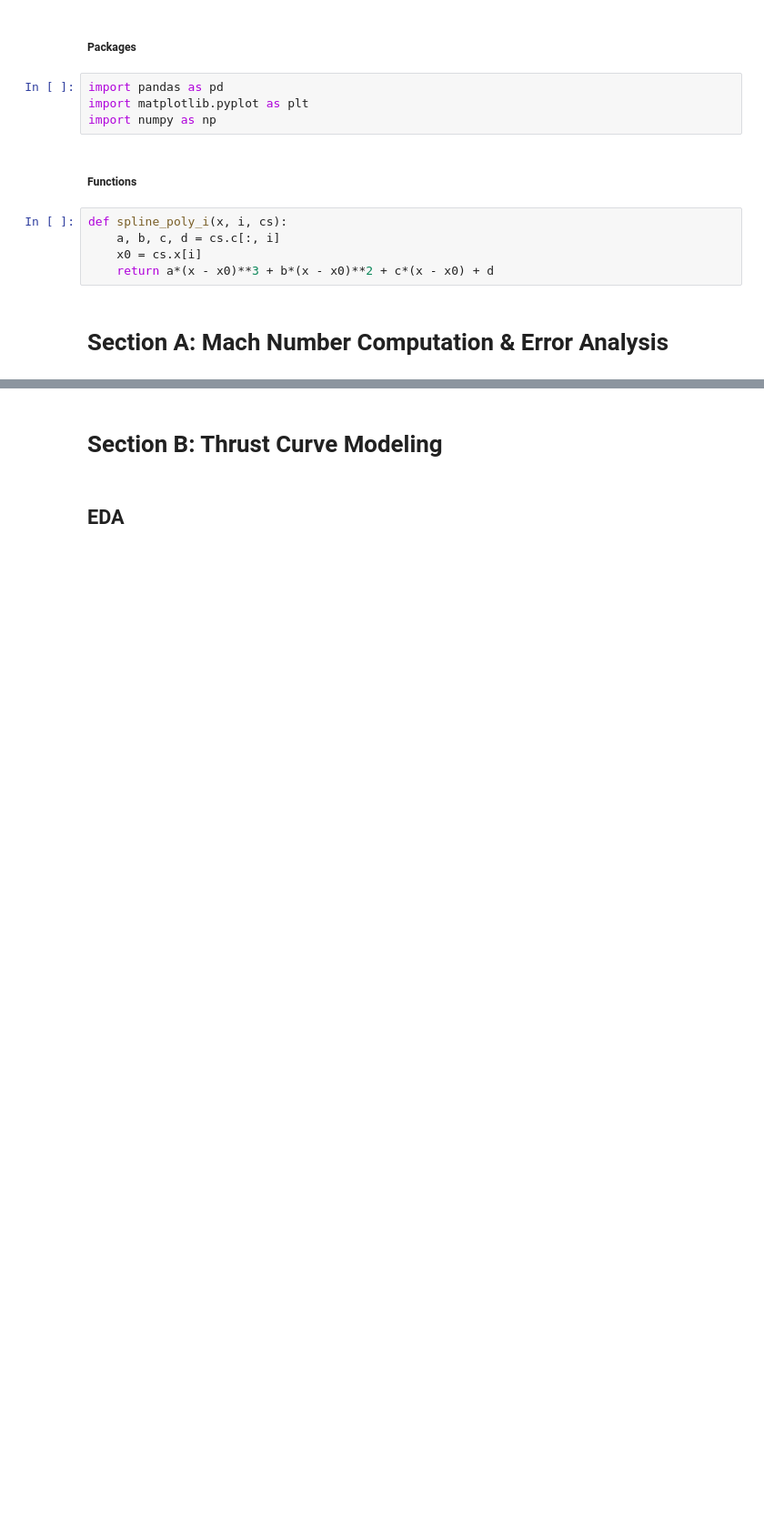
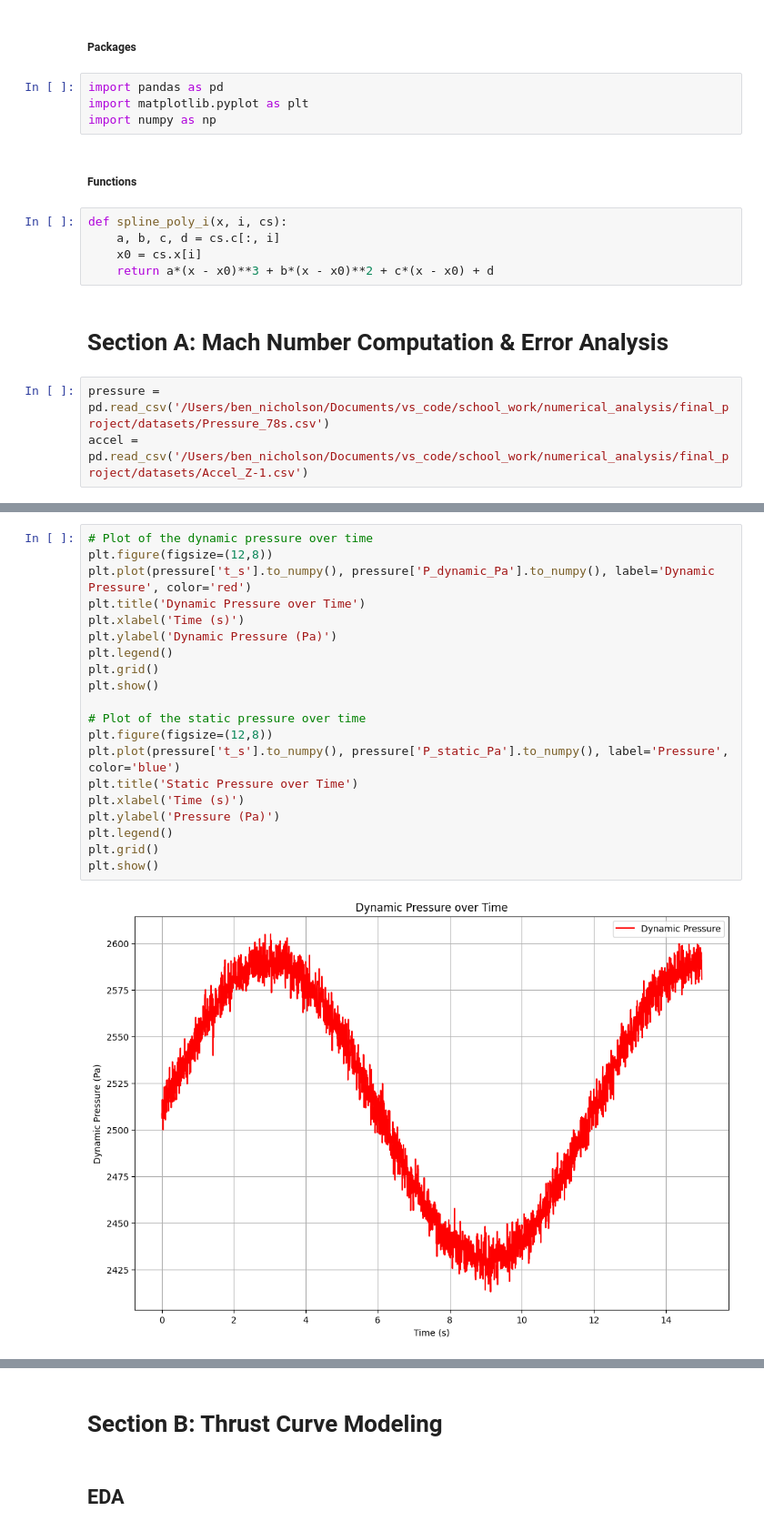
Before and after one commit to bennicholson2/final_project, a Jupyter notebook: code/final_project.ipynb, the cells around one changed output, grey strips where cells are left out. Shown at 91% size. Drawn from its saved outputs; the diff is of its cells as text; blank space fills up the shorter version.

```diff
--- a/code/final_project.ipynb
+++ b/code/final_project.ipynb
@@ -15,3 +15,6 @@ def spline_poly_i(x, i, cs):
     return a*(x - x0)**3 + b*(x - x0)**2 + c*(x - x0) + d
 # %% [markdown]
 # Section A: Mach Number Computation & Error Analysis
+# %%
+pressure = pd.read_csv('/Users/ben_nicholson/Documents/vs_code/school_work/numerical_analysis/final_project/datasets/Pressure_78s.csv')
+accel = pd.read_csv('/Users/ben_nicholson/Documents/vs_code/school_work/numerical_analysis/final_project/datasets/Accel_Z-1.csv')
@@ -17,0 +39,22 @@ def spline_poly_i(x, i, cs):
+# %%
+# Plot of the dynamic pressure over time
+plt.figure(figsize=(12,8))
+plt.plot(pressure['t_s'].to_numpy(), pressure['P_dynamic_Pa'].to_numpy(), label='Dynamic Pressure', color='red')
+plt.title('Dynamic Pressure over Time')
+plt.xlabel('Time (s)')
+plt.ylabel('Dynamic Pressure (Pa)')
+plt.legend()
+plt.grid()
+plt.show()
+
+# Plot of the static pressure over time
+plt.figure(figsize=(12,8))
+plt.plot(pressure['t_s'].to_numpy(), pressure['P_static_Pa'].to_numpy(), label='Pressure', color='blue')
+plt.title('Static Pressure over Time')
+plt.xlabel('Time (s)')
+plt.ylabel('Pressure (Pa)')
+plt.legend()
+plt.grid()
+plt.show()
+# %% [output]
+[figure, added]
```
Also changed, not shown: parts of 34 cells of this notebook.
